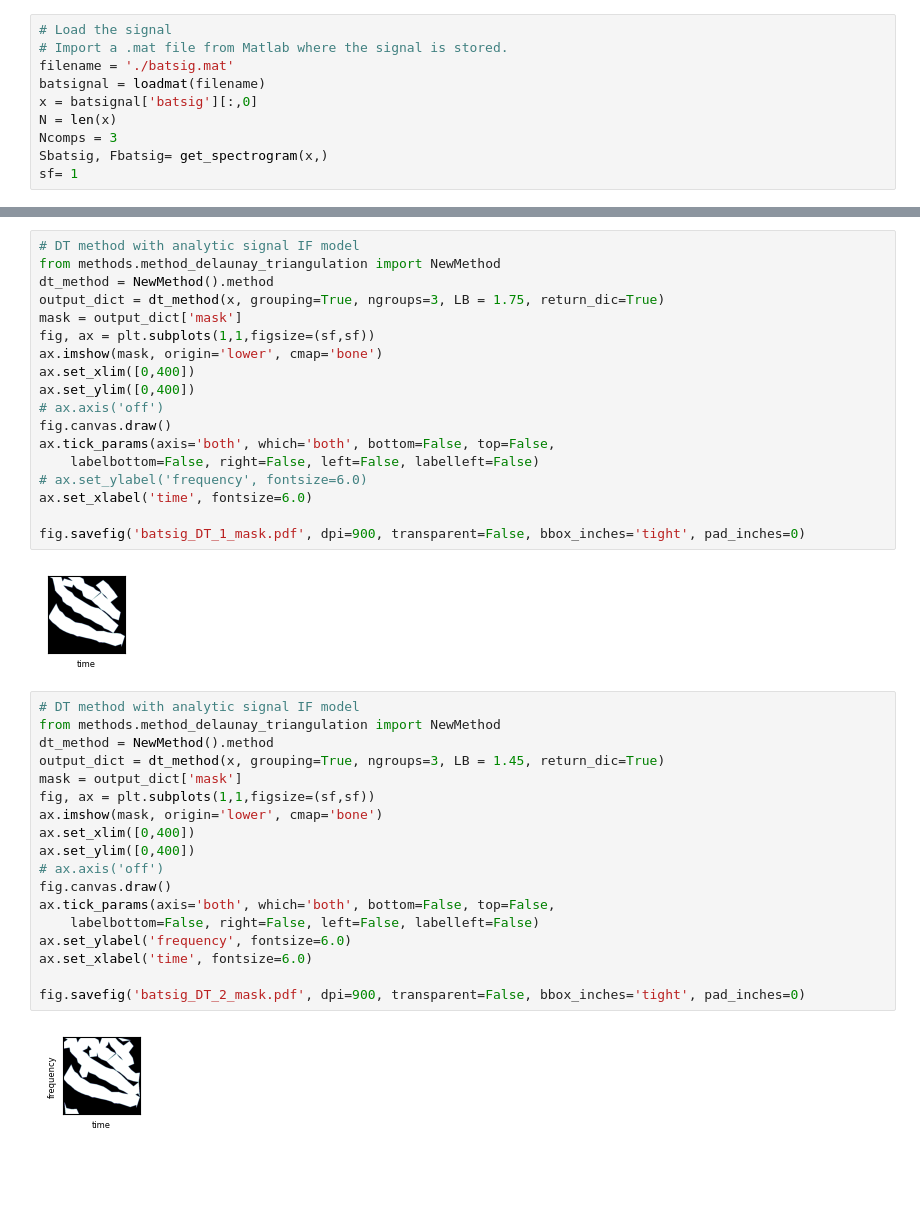
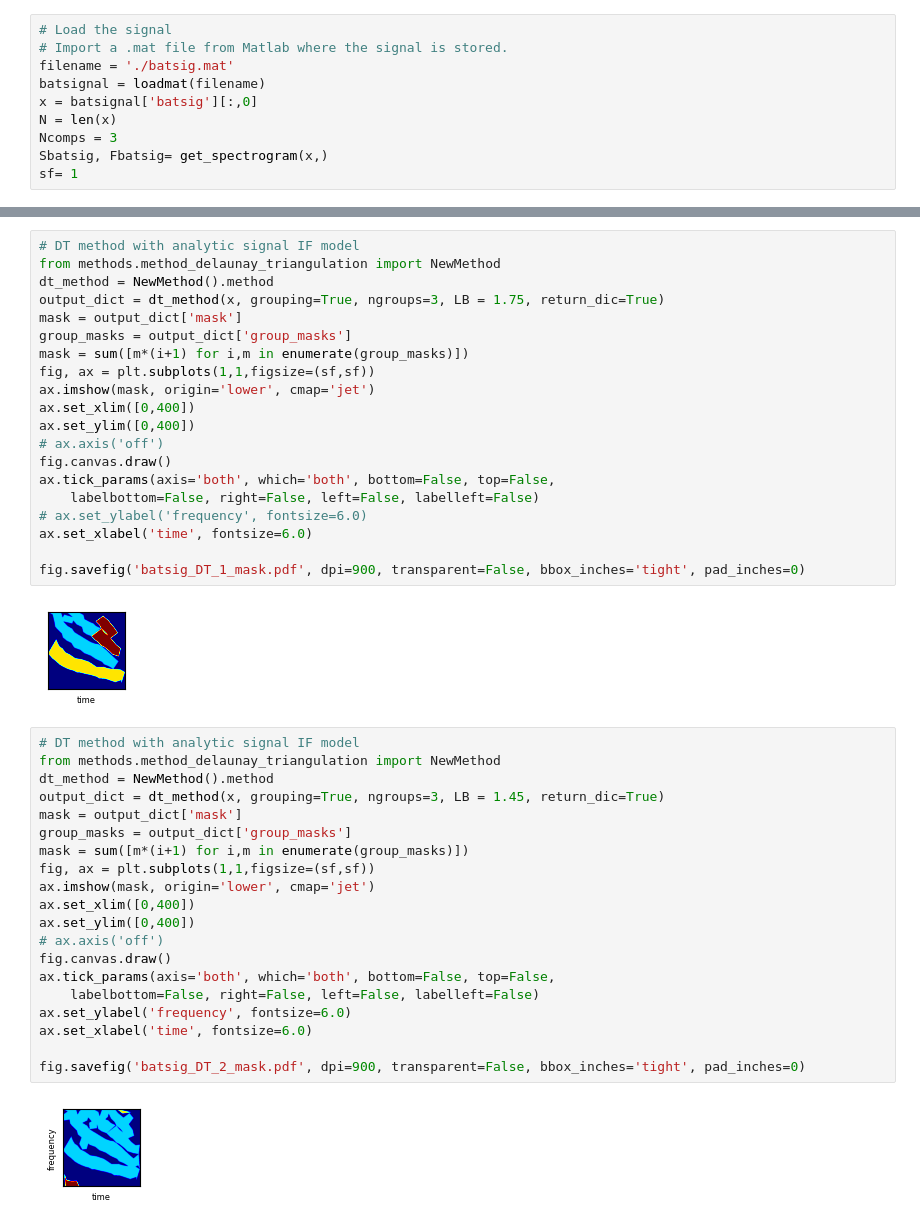
Before and after one commit to jmiramont/benchmarks_eusipco2023, a Jupyter notebook: notebooks/bat_signal/figures_bat_signal_masks.ipynb, the cells around one changed output, grey strips where cells are left out. Saved outputs shown, nothing was run; the diff lists cells and outputs as text; blank space fills up the shorter version.

```diff
--- a/notebooks/bat_signal/figures_bat_signal_masks.ipynb
+++ b/notebooks/bat_signal/figures_bat_signal_masks.ipynb
@@ -74,8 +74,10 @@ from methods.method_delaunay_triangulation import NewMethod
 dt_method = NewMethod().method
 output_dict = dt_method(x, grouping=True, ngroups=3, LB = 1.75, return_dic=True)
 mask = output_dict['mask']
+group_masks = output_dict['group_masks']
+mask = sum([m*(i+1) for i,m in enumerate(group_masks)])
 fig, ax = plt.subplots(1,1,figsize=(sf,sf))
-ax.imshow(mask, origin='lower', cmap='bone')
+ax.imshow(mask, origin='lower', cmap='jet')
 ax.set_xlim([0,400])
 ax.set_ylim([0,400])
 # ax.axis('off')
@@ -87,24 +89,26 @@ ax.set_xlabel('time', fontsize=6.0)
 
 fig.savefig('batsig_DT_1_mask.pdf', dpi=900, transparent=False, bbox_inches='tight', pad_inches=0)
 # %% [output]
-[figure, old version]
+[figure, new version]
 # %%
 # DT method with analytic signal IF model
 from methods.method_delaunay_triangulation import NewMethod
 dt_method = NewMethod().method
 output_dict = dt_method(x, grouping=True, ngroups=3, LB = 1.45, return_dic=True)
 mask = output_dict['mask']
+group_masks = output_dict['group_masks']
+mask = sum([m*(i+1) for i,m in enumerate(group_masks)])
 fig, ax = plt.subplots(1,1,figsize=(sf,sf))
-ax.imshow(mask, origin='lower', cmap='bone')
+ax.imshow(mask, origin='lower', cmap='jet')
 ax.set_xlim([0,400])
 ax.set_ylim([0,400])
 # ax.axis('off')
 fig.canvas.draw()
 ax.tick_params(axis='both', which='both', bottom=False, top=False,
     labelbottom=False, right=False, left=False, labelleft=False)
 ax.set_ylabel('frequency', fontsize=6.0)
 ax.set_xlabel('time', fontsize=6.0)
 
 fig.savefig('batsig_DT_2_mask.pdf', dpi=900, transparent=False, bbox_inches='tight', pad_inches=0)
 # %% [output]
-[figure, old version]
+[figure, new version]
```
Also changed, not shown: parts of 2 cells of this notebook, 11 other files.
